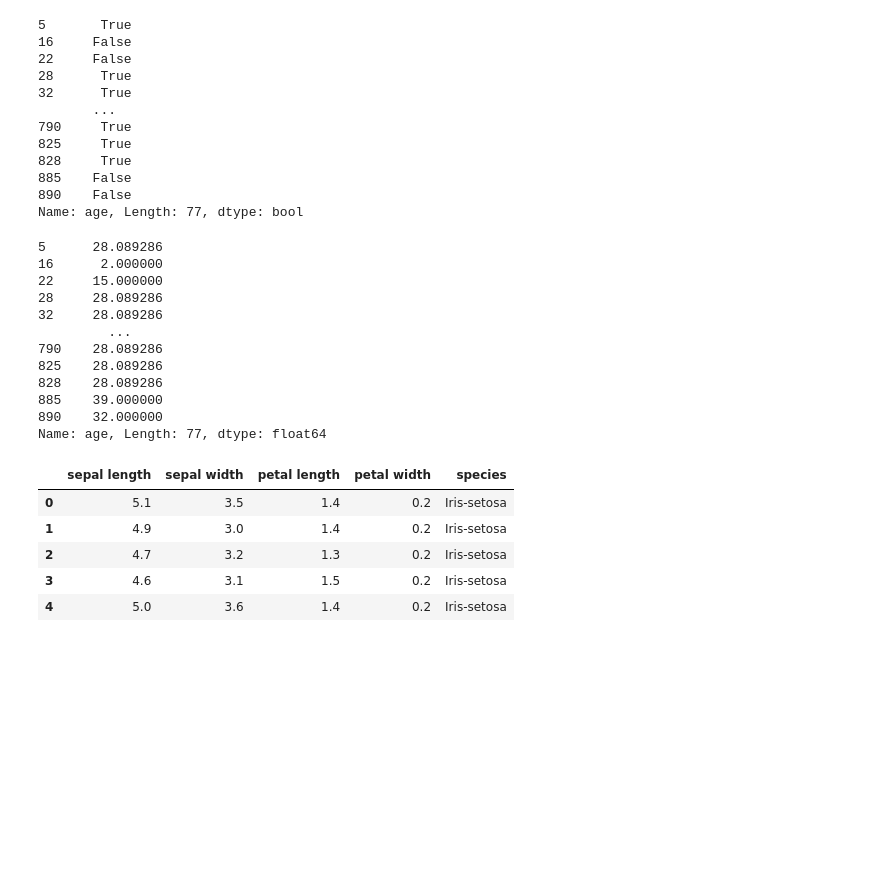
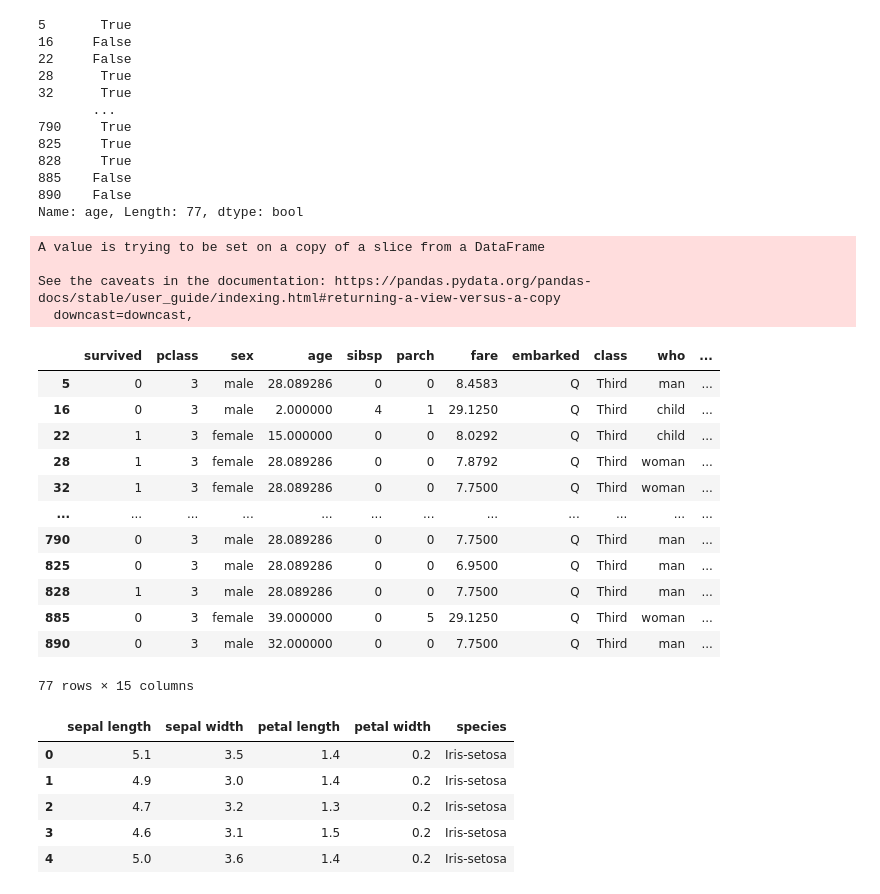
Before and after one commit to yirouleh/cs167notes, a Jupyter notebook: Day03_exercises-titanic.ipynb, the cells around one changed output. Saved outputs shown, nothing was run; the diff lists cells and outputs as text; code cells hidden in the pictures; blank space fills up the shorter version.

```diff
--- a/Day03_exercises-titanic.ipynb
+++ b/Day03_exercises-titanic.ipynb
@@ -192,21 +192,27 @@ Name: age, Length: 77, dtype: bool
 # %%
 # in the queenstown_subet dataframe
 # for each row that does not have an age recorded, replace the NaN value with the calculated average
 # hint: don't use a loop; it can be done in 1 line of code using fillna()
-queenstown_subset.age.fillna(queenstown_subset.age.mean())
+queenstown_subset.age.fillna(queenstown_subset.age.mean(), inplace=True)
+queenstown_subset
 # %% [output]
-5      28.089286
-16      2.000000
-22     15.000000
-28     28.089286
-32     28.089286
-         ...
-790    28.089286
-825    28.089286
-828    28.089286
-885    39.000000
-890    32.000000
-Name: age, Length: 77, dtype: float64
+A value is trying to be set on a copy of a slice from a DataFrame
+
+See the caveats in the documentation: https://pandas.pydata.org/pandas-docs/stable/user_guide/indexing.html#returning-a-view-versus-a-copy
+  downcast=downcast,
+|  | survived | pclass | sex | age | sibsp | parch | fare | embarked | class | who | ... |
+| 5 | 0 | 3 | male | 28.089286 | 0 | 0 | 8.4583 | Q | Third | man | ... |
+| 16 | 0 | 3 | male | 2.000000 | 4 | 1 | 29.1250 | Q | Third | child | ... |
+| 22 | 1 | 3 | female | 15.000000 | 0 | 0 | 8.0292 | Q | Third | child | ... |
+| 28 | 1 | 3 | female | 28.089286 | 0 | 0 | 7.8792 | Q | Third | woman | ... |
+| 32 | 1 | 3 | female | 28.089286 | 0 | 0 | 7.7500 | Q | Third | woman | ... |
+| ... | ... | ... | ... | ... | ... | ... | ... | ... | ... | ... | ... |
+| 790 | 0 | 3 | male | 28.089286 | 0 | 0 | 7.7500 | Q | Third | man | ... |
+| 825 | 0 | 3 | male | 28.089286 | 0 | 0 | 6.9500 | Q | Third | man | ... |
+| 828 | 1 | 3 | male | 28.089286 | 0 | 0 | 7.7500 | Q | Third | man | ... |
+| 885 | 0 | 3 | female | 39.000000 | 0 | 5 | 29.1250 | Q | Third | woman | ... |
+| 890 | 0 | 3 | male | 32.000000 | 0 | 0 | 7.7500 | Q | Third | man | ... |
+77 rows × 15 columns
 # %%
 # load in the iris data
 iris = pandas.read_csv("/content/drive/MyDrive/CS167/datasets/irisData.csv")
```
